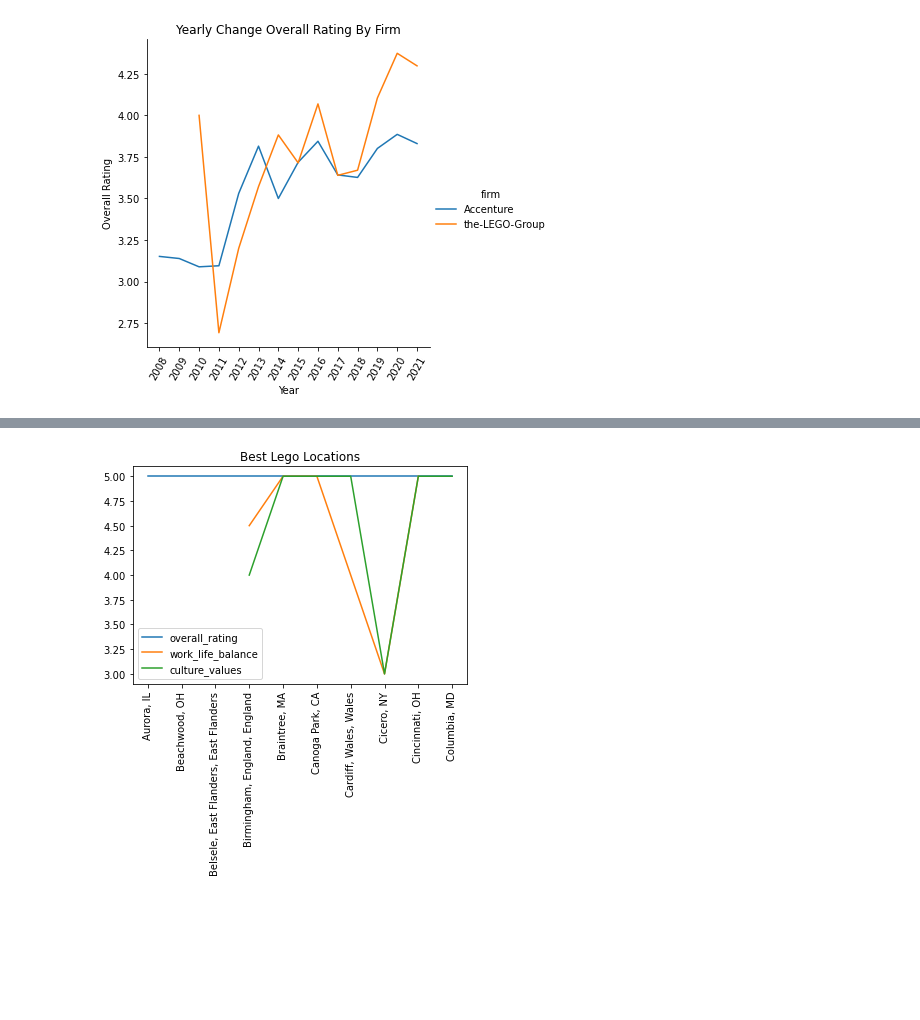
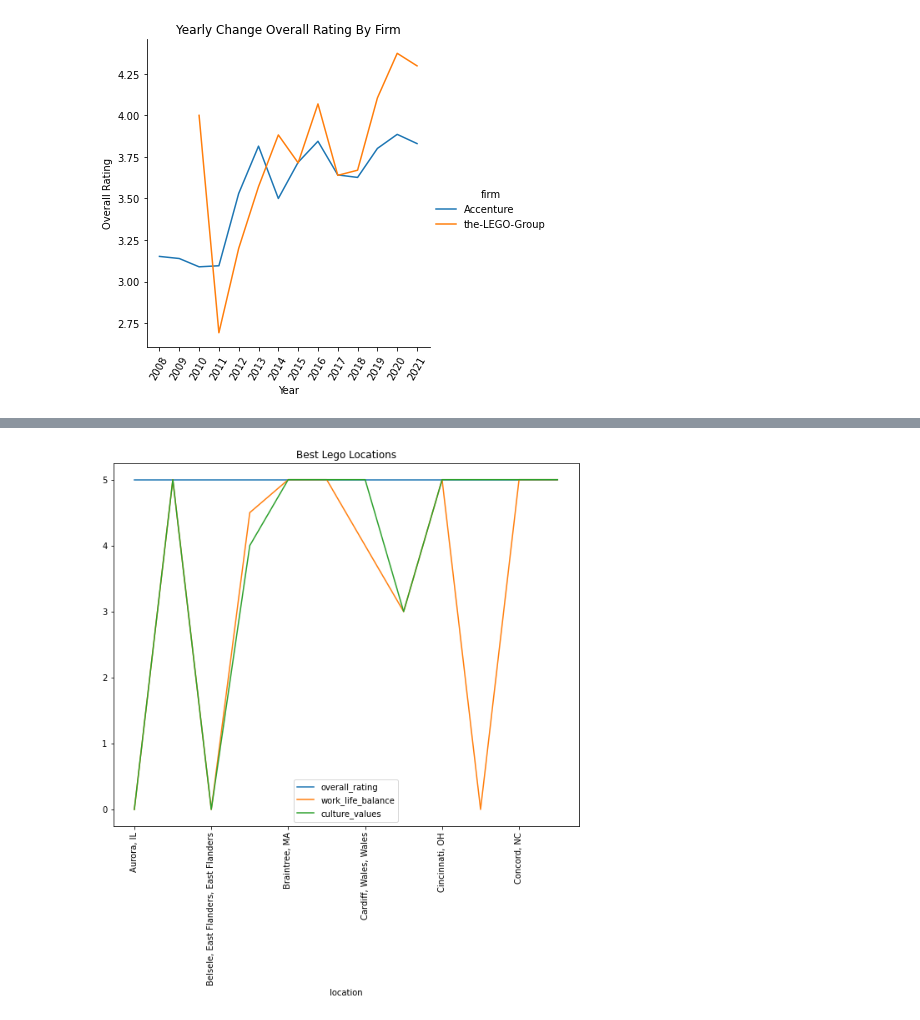
Before and after one commit to NidhiMehrotra22/Project_1_TEAM4, a Jupyter notebook: Working Project-1_The Greatest Job Satisfaction Soiree-checkpoint.ipynb, the cells around one changed output, grey strips where cells are left out. Drawn from its saved outputs; the diff is of its cells as text; code cells hidden in the pictures; blank space fills up the shorter version.

```diff
--- a/Working Project-1_The Greatest Job Satisfaction Soiree-checkpoint.ipynb
+++ b/Working Project-1_The Greatest Job Satisfaction Soiree-checkpoint.ipynb
@@ -392,7 +394,8 @@ firm_group_rating_yearly
 # %%
 # # JW
 
-best_lego = lego_loc_df.nlargest(10, "overall_rating")
+best_lego = lego_loc_df.nlargest(12, "overall_rating")
+best_lego = best_lego.fillna(0)
 best_lego
 # %% [output]
 |  | overall_rating | work_life_balance | culture_values |
@@ -515,8 +532,9 @@ plt.show()
 # %%
-plt.plot(best_lego)
+best_lego.plot.line(figsize=(10, 8))
 plt.xticks(rotation=90)
 plt.legend(best_lego.columns,loc='best')
 plt.title("Best Lego Locations")
+plt.savefig("Best Lego Locations.png")
 plt.show()
 # %% [output]
-[figure, old version]
+[figure, new version]
```
Also changed, not shown: parts of 17 cells of this notebook, 9 other files.
